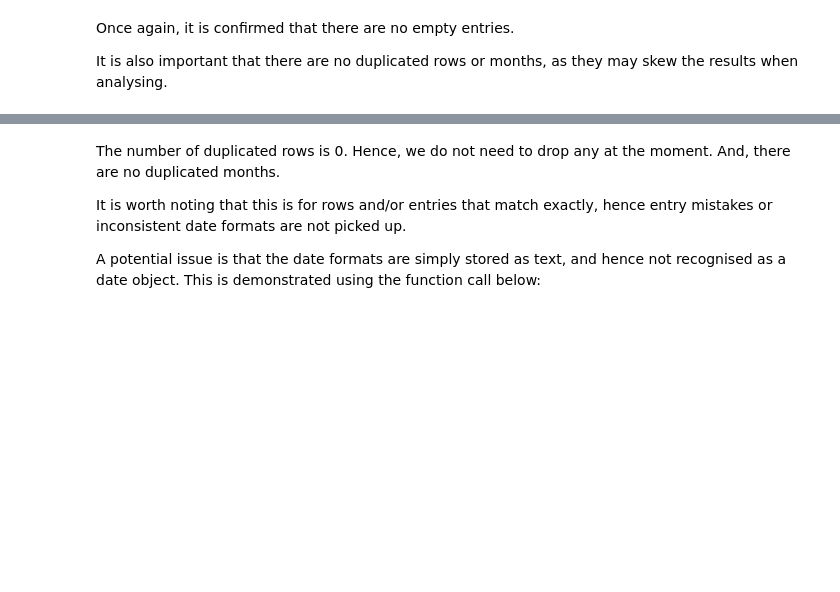
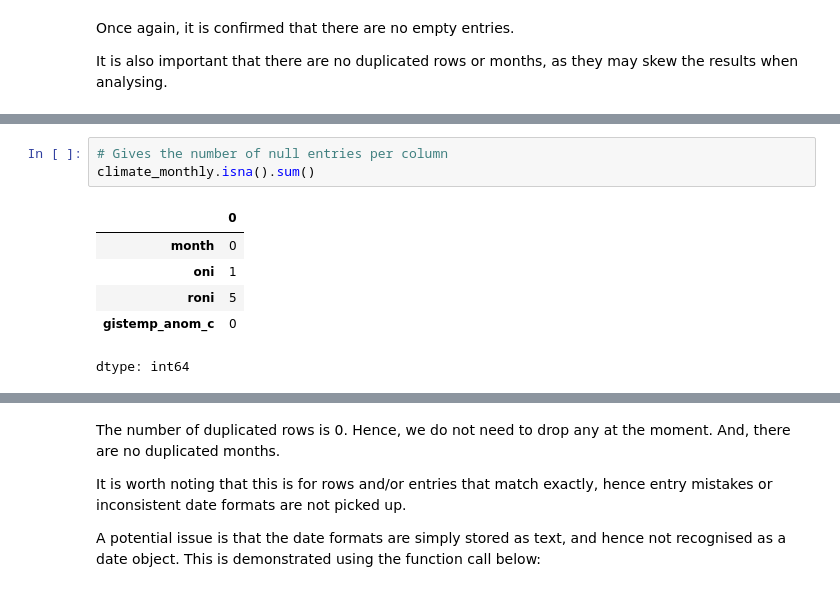
Before and after one commit to xiendou/team24_project_lab, a Jupyter notebook: cleaning.ipynb, the cells around one changed output, grey strips where cells are left out. Saved outputs shown, nothing was run; the diff lists cells and outputs as text; blank space fills up the shorter version.

```diff
--- a/cleaning.ipynb
+++ b/cleaning.ipynb
@@ -301,0 +396,10 @@ False
+# %%
+# Gives the number of null entries per column
+climate_monthly.isna().sum()
+# %% [output]
+|  | 0 |
+| month | 0 |
+| oni | 1 |
+| roni | 5 |
+| gistemp_anom_c | 0 |
+dtype: int64
```
Also changed, not shown: parts of 27 cells of this notebook.
